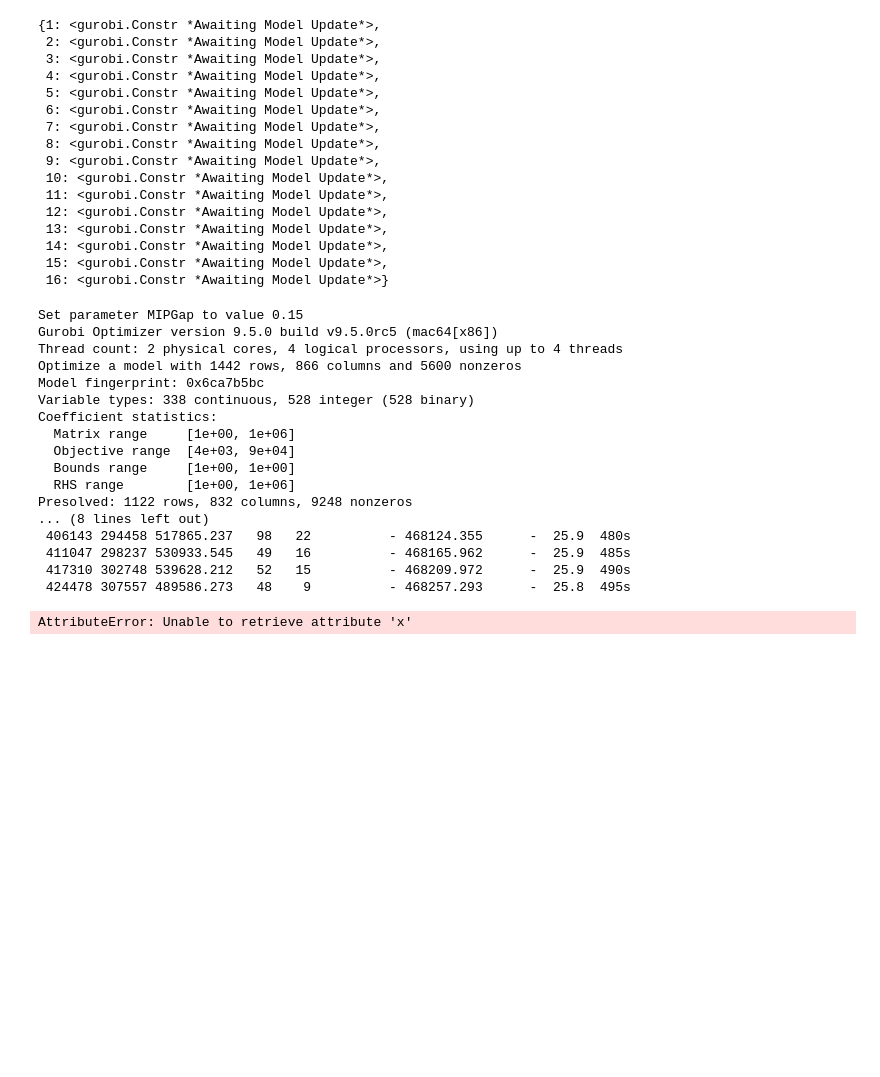
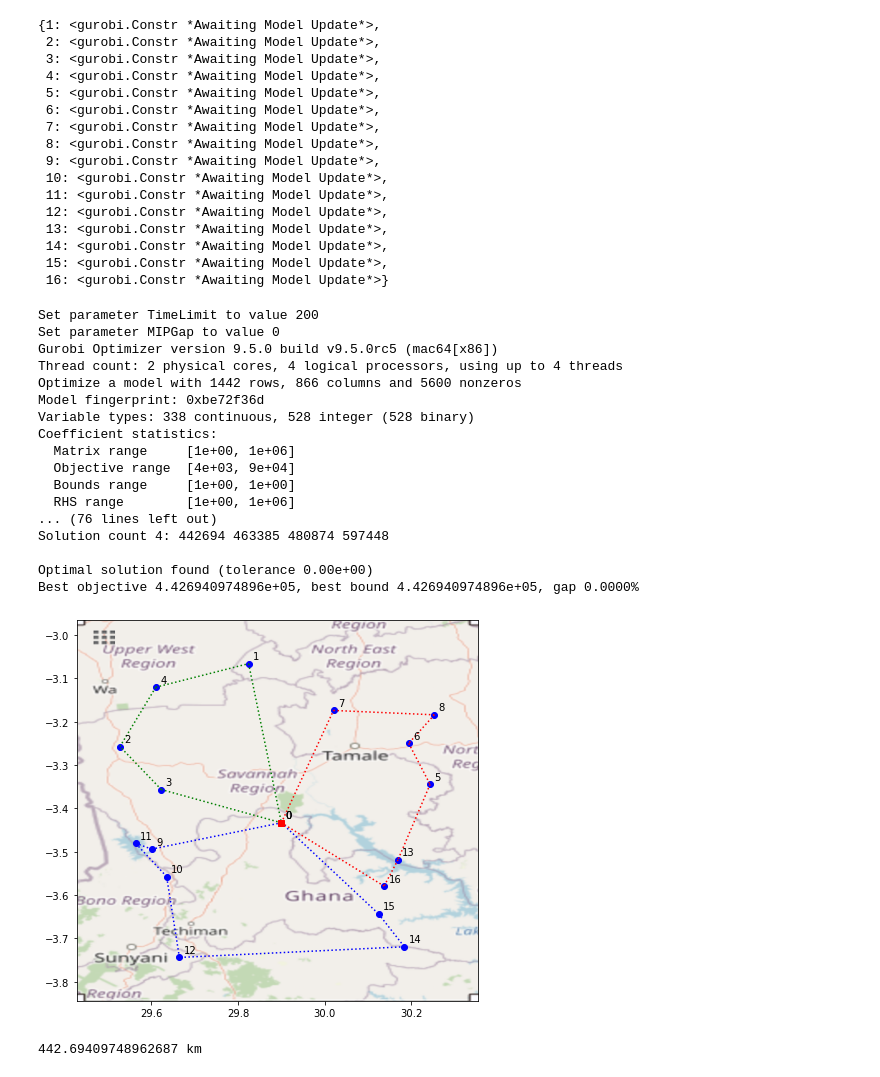
Before and after one commit to fed12345/VRP_Operations, a Jupyter notebook: VRPmodel.ipynb, the cells around one changed output. Cells and saved outputs as stored; diff of their text form; code cells hidden in the pictures; blank space fills up the shorter version.

```diff
--- a/VRPmodel.ipynb
+++ b/VRPmodel.ipynb
@@ -49,7 +49,8 @@ class Clients():
 ### Sample Dataset
 # %%
 # select villages between 30 and 50 km
-client_df = pd.read_csv('villages_test.csv')
+client_50 = pd.read_csv('villages_test_2.csv')
+'''
 client_50 = client_df[(client_df['dist_from_depo'] > 30) & (client_df['dist_from_depo'] < 50)] # 248 villages
 depo_long = 29.9000
 depo_lat  = -3.4333
@@ -60,4 +61,4 @@ client_50_ul = client_50[(client_50['lat'] - depo_lat > 0 ) & (client_50['lon']
 client_50_ur = client_50[(client_50['lat'] - depo_lat > 0 ) & (client_50['lon'] - depo_long > 0)].sample(n = nvxc)
 client_50_ll = client_50[(client_50['lat'] - depo_lat < 0 ) & (client_50['lon'] - depo_long < 0)].sample(n = nvxc)
 client_50_lr = client_50[(client_50['lat'] - depo_lat < 0 ) & (client_50['lon'] - depo_long > 0)].sample(n = nvxc)
-client_50 = pd.concat([client_50_ul,client_50_ur,client_50_ll,client_50_lr])
+client_50 = pd.concat([client_50_ul,client_50_ur,client_50_ll,client_50_lr])'''
@@ -173,28 +173,28 @@ m.addConstrs((z[i]<= K*x[i,0] for i in clients),name = "9c") #9c
 # %%
 m.update()
 #Writing LP file
-#m.Params.timeLimit = 200 #[s]
-m.Params.MIPGap = 0.15
+m.Params.timeLimit = 200 #[s]
+m.Params.MIPGap = 0
 m.optimize()
 m.write('model_lab.lp')
 # %% [output]
-Set parameter MIPGap to value 0.15
+Set parameter TimeLimit to value 200
+Set parameter MIPGap to value 0
 Gurobi Optimizer version 9.5.0 build v9.5.0rc5 (mac64[x86])
 Thread count: 2 physical cores, 4 logical processors, using up to 4 threads
 Optimize a model with 1442 rows, 866 columns and 5600 nonzeros
-Model fingerprint: 0x6ca7b5bc
+Model fingerprint: 0xbe72f36d
 Variable types: 338 continuous, 528 integer (528 binary)
 Coefficient statistics:
   Matrix range     [1e+00, 1e+06]
   Objective range  [4e+03, 9e+04]
   Bounds range     [1e+00, 1e+00]
   RHS range        [1e+00, 1e+06]
-Presolved: 1122 rows, 832 columns, 9248 nonzeros
-... (8 lines left out)
- 406143 294458 517865.237   98   22          - 468124.355      -  25.9  480s
- 411047 298237 530933.545   49   16          - 468165.962      -  25.9  485s
- 417310 302748 539628.212   52   15          - 468209.972      -  25.9  490s
- 424478 307557 489586.273   48    9          - 468257.293      -  25.8  495s
+... (76 lines left out)
+Solution count 4: 442694 463385 480874 597448
+
+Optimal solution found (tolerance 0.00e+00)
+Best objective 4.426940974896e+05, best bound 4.426940974896e+05, gap 0.0000%
 # %%
 def loop_finder(arc):
     starting_list = []
@@ -217,61 +217,44 @@ def loop_finder(arc):
         if sorted_list[i][0]== 0:
             index.append(i)
     #print(len(index))
     index.append(len(sorted_list))
     loops = []
     for i in range(0,len(index)):
         loops.append(sorted_list[index[i-1]:index[i]])
     loops = loops[1:]
     return loops
 
 #Plotting
 
 BBox = ((min(long)-0.1,   max(long)+0.1,  min(lat)-0.1, max(lat)+0.1))
 ruh_m = plt.imread('map.png')
 
 active_arcs = [a for a in arcs if x[a].x > 0.99]
 sorted_arcs = loop_finder(active_arcs)
 fig, ax = plt.subplots(figsize = (8,7))
-color = ['g','r','b',"y"]
+color = ['g','r','b','y','g','r','b','y','g','r','b','y','g','r','b','y']
+
 linestyle = [':' ]
 for k in range(len(sorted_arcs)):
     for i, j in sorted_arcs[k]:
-        ax.plot([long[i], long[j]], [lat[i], lat[j]], c=color[k], linestyle= ':', zorder=1)
+
+        ax.plot([long[i], long[j]], [lat[i], lat[j]],color = color[k], linestyle= ':', zorder=1)
         ax.annotate(nodes[i], (long[i]+0.01, lat[i]+0.01))
 ax.plot(long[0], lat[0], c='r', marker='s')
 ax.scatter(long[1:], lat[1:], c='b')
 
 ax.set_xlim(BBox[0],BBox[1])
 ax.set_ylim(BBox[2],BBox[3])
 ax.imshow(ruh_m, zorder=0, extent = BBox, aspect= 'equal')
 plt.show()
-
-'''
-#Plotting
-BBox = ((min(long)-0.1,   max(long)+0.1,  min(lat)-0.1, max(lat)+0.1))
-ruh_m = plt.imread('map.png')
-
-active_arcs = [a for a in arcs if x[a].x > 0.99]
-fig, ax = plt.subplots(figsize = (8,7))
-
-for i, j in active_arcs:
-    ax.plot([long[i], long[j]], [lat[i], lat[j]], c='g', linestyle= ':', zorder=1)
-    ax.annotate(nodes[i], (long[i]+0.01, lat[i]+0.01))
-
-ax.plot(long[0], lat[0], c='r', marker='s')
-ax.scatter(long[1:], lat[1:], c='b')
-ax.set_xlim(BBox[0],BBox[1])
-ax.set_ylim(BBox[2],BBox[3])
-
-
-ax.imshow(ruh_m, zorder=0, extent = BBox, aspect= 'equal')
-plt.show()'''
 # %% [output]
-AttributeError: Unable to retrieve attribute 'x'
+[figure, added]
 # %%
-for v in m.getVars():
-        print(str(v.VarName)+'='+str(v.x))
-print(m.objVal)
+#for v in m.getVars():
+       # print(str(v.VarName)+'='+str(v.x))
+print(str(m.objVal/1000) + ' km')
+# %% [output]
+442.69409748962687 km
 # %%
 #Plotting
 long = client_50['lon']
```
Also changed, not shown: parts of 5 cells of this notebook, 9 other files.
